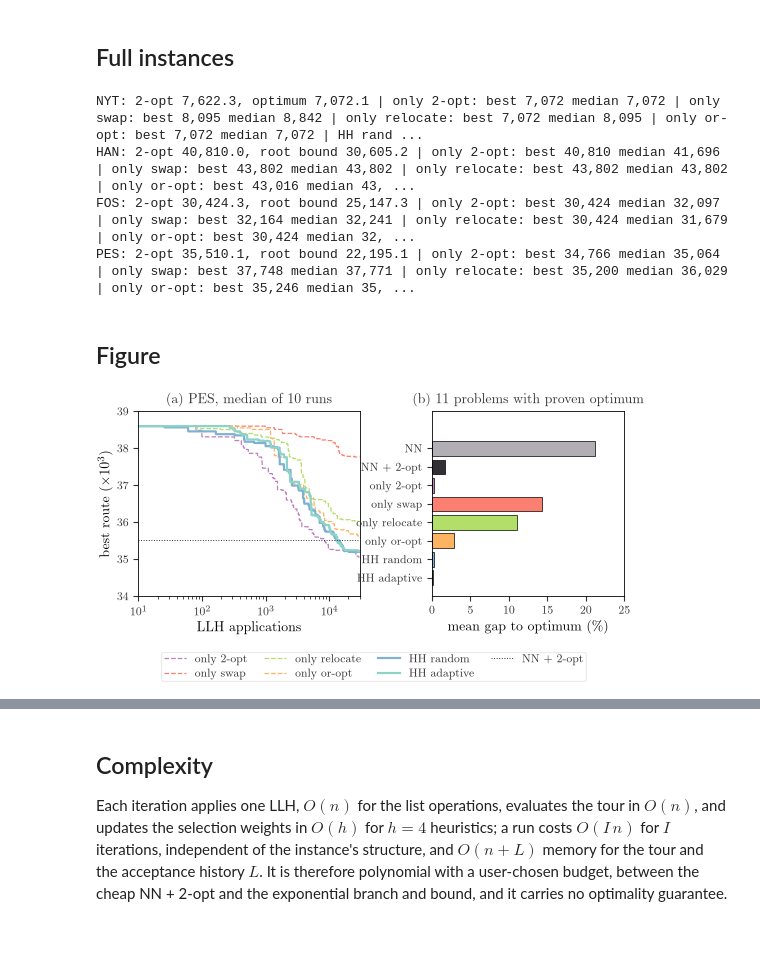
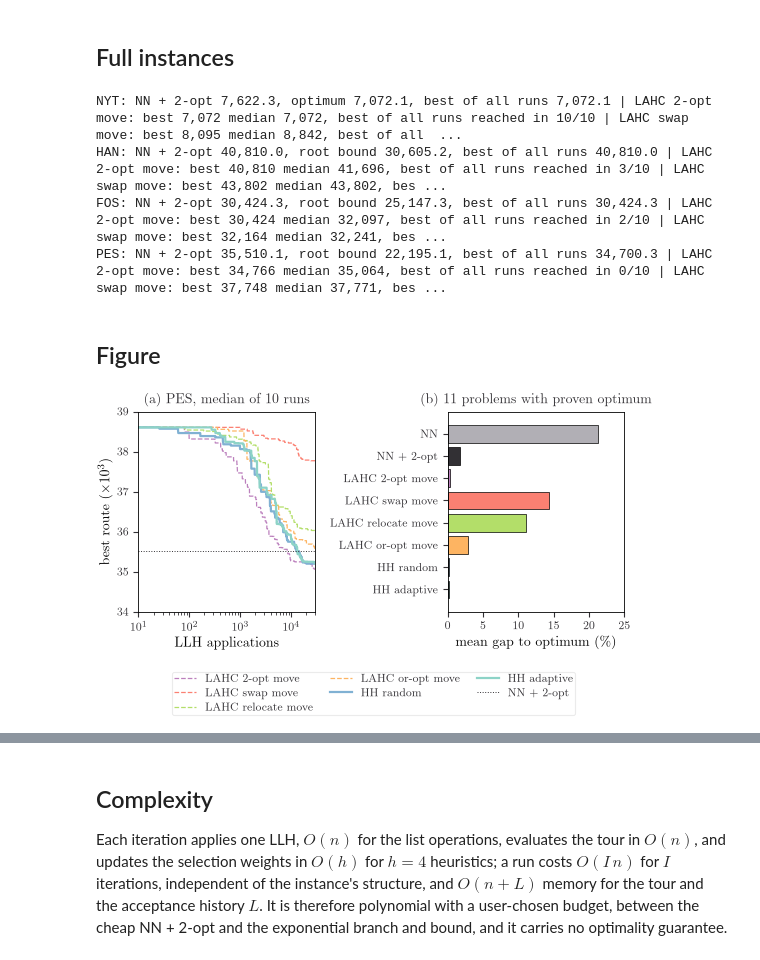
Before and after one commit to santihdzs/water-distribution, a Jupyter notebook: notebooks/09_hyper_heuristic.ipynb, the cells around one changed output, grey strips where cells are left out. Saved outputs shown, nothing was run; the diff lists cells and outputs as text; code cells hidden in the pictures.

```diff
--- a/notebooks/09_hyper_heuristic.ipynb
+++ b/notebooks/09_hyper_heuristic.ipynb
@@ -28,7 +28,7 @@ from water import hh, paths, plot, tasks, tsp
 plot.setup()
 nets = water.load_all()
 ITERS, SEEDS = 30000, range(10)
-CONFIGS = {**{f'only {h}': ({h: hh.LLH[h]}, 'random') for h in hh.LLH},
+CONFIGS = {**{f'LAHC {h} move': ({h: hh.LLH[h]}, 'random') for h in hh.LLH},
            'HH random': (hh.LLH, 'random'), 'HH adaptive': (hh.LLH, 'adaptive')}
 COLORS = dict(zip(CONFIGS, [plot.PALETTE[0], plot.PALETTE[1], plot.PALETTE[2], plot.PALETTE[3], plot.PALETTE[8], plot.PALETTE[5]]))
 # %%
@@ -67,12 +67,13 @@ for name, net in nets.items():
         Dk = D[np.ix_(sub, sub)]
         nn = tsp.nearest_neighbor(Dk, 0)
         t2, _ = tsp.two_opt(Dk, nn)
-        _, opt, proven, root, _ = tsp.branch_and_bound(Dk, 0, t2, time_limit=60)
+        _, opt, proven, root, _ = tsp.branch_and_bound(Dk, 0, t2, time_limit=60 if k == len(ids) else None,
+                                                    node_limit=None if k == len(ids) else 300_000)
         if not proven and k != len(ids):
             continue
         problems.append({'inst': name, 'k': k, 'full': k == len(ids), 'D': Dk, 'sub': sub, 'nxt': nxt, 'ids': ids,
                          'nn': nn, 't2': tsp.tour_length(Dk, t2), 'opt': opt if proven else None, 'root': root, 'best_known': opt})
 for p in problems:
-    print(f'{p["inst"]} k={p["k"]}{" (full)" if p["full"] else ""}: 2-opt {p["t2"]:,.1f}, '
+    print(f'{p["inst"]} k={p["k"]}{" (full)" if p["full"] else ""}: NN + 2-opt {p["t2"]:,.1f}, '
           f'{"optimum " + format(p["opt"], ",.1f") if p["opt"] else "no proven optimum, root bound " + format(p["root"], ",.1f")}')
 # %% [output]
@@ -171,46 +172,50 @@ for p in [p for p in problems if p['full']]:
     line = {}
     for cfg in CONFIGS:
         cs = [r['cost'] for r in runs if r['cfg'] == cfg and r['inst'] == p['inst'] and r['full']]
-        line[cfg] = (min(cs), float(np.median(cs)))
-    ref = p['opt'] or p['t2']
-    print(f'{p["inst"]}: 2-opt {p["t2"]:,.1f}' + (f', optimum {p["opt"]:,.1f}' if p['opt'] else f', root bound {p["root"]:,.1f}') + ' | '
-          + ' | '.join(f'{c}: best {b:,.0f} median {m:,.0f}' for c, (b, m) in line.items()))
-    full_rows.append([p['inst'], p['t2'], line['only 2-opt'][0], line['HH random'][0], line['HH random'][1],
+        line[cfg] = (min(cs), float(np.median(cs)), sum(c <= min(cs) + 1e-6 for c in cs))
+    best_all = min(b for b, _, _ in line.values())
+    hits = {cfg: sum(r['cost'] <= best_all + 1e-6 for r in runs if r['cfg'] == cfg and r['inst'] == p['inst'] and r['full'])
+            for cfg in CONFIGS}
+    print(f'{p["inst"]}: NN + 2-opt {p["t2"]:,.1f}' + (f', optimum {p["opt"]:,.1f}' if p['opt'] else f', root bound {p["root"]:,.1f}')
+          + f', best of all runs {best_all:,.1f} | '
+          + ' | '.join(f'{c}: best {b:,.0f} median {m:,.0f}, best of all runs reached in {hits[c]}/{len(SEEDS)}'
+                       for c, (b, m, _) in line.items()))
+    full_rows.append([p['inst'], p['t2'], line['LAHC 2-opt move'][0], line['HH random'][0], line['HH random'][1],
                       line['HH adaptive'][0], line['HH adaptive'][1], 'optimal' if p['opt'] else f'{p["root"]:,.0f}'])
 
 plot.table('hh_full', full_rows,
-           ['Inst.', 'NN + 2-opt', 'Only 2-opt best', 'HH rand. best', 'HH rand. median', 'HH adapt. best', 'HH adapt. median', 'Optimum / bound'],
+           ['Inst.', 'NN + 2-opt', 'LAHC 2-opt move best', 'HH rand. best', 'HH rand. median', 'HH adapt. best', 'HH adapt. median', 'Optimum / bound'],
            ['{}', '{:,.0f}', '{:,.0f}', '{:,.0f}', '{:,.0f}', '{:,.0f}', '{:,.0f}', '{}'])
 plot.table('hh_known', rows, ['Method', 'Mean gap (\\%)', 'Worst gap (\\%)', 'Optimal (\\%)', 'Time per run (s)'],
            ['{}', '{:.2f}', '{:.2f}', '{:.0f}', '{}'])
 # %% [output]
-NYT: 2-opt 7,622.3, optimum 7,072.1 | only 2-opt: best 7,072 median 7,072 | only swap: best 8,095 median 8,842 | only relocate: best 7,072 median 8,095 | only or-opt: best 7,072 median 7,072 | HH rand ...
-HAN: 2-opt 40,810.0, root bound 30,605.2 | only 2-opt: best 40,810 median 41,696 | only swap: best 43,802 median 43,802 | only relocate: best 43,802 median 43,802 | only or-opt: best 43,016 median 43, ...
-FOS: 2-opt 30,424.3, root bound 25,147.3 | only 2-opt: best 30,424 median 32,097 | only swap: best 32,164 median 32,241 | only relocate: best 30,424 median 31,679 | only or-opt: best 30,424 median 32, ...
-PES: 2-opt 35,510.1, root bound 22,195.1 | only 2-opt: best 34,766 median 35,064 | only swap: best 37,748 median 37,771 | only relocate: best 35,200 median 36,029 | only or-opt: best 35,246 median 35, ...
+NYT: NN + 2-opt 7,622.3, optimum 7,072.1, best of all runs 7,072.1 | LAHC 2-opt move: best 7,072 median 7,072, best of all runs reached in 10/10 | LAHC swap move: best 8,095 median 8,842, best of all  ...
+HAN: NN + 2-opt 40,810.0, root bound 30,605.2, best of all runs 40,810.0 | LAHC 2-opt move: best 40,810 median 41,696, best of all runs reached in 3/10 | LAHC swap move: best 43,802 median 43,802, bes ...
+FOS: NN + 2-opt 30,424.3, root bound 25,147.3, best of all runs 30,424.3 | LAHC 2-opt move: best 30,424 median 32,097, best of all runs reached in 2/10 | LAHC swap move: best 32,164 median 32,241, bes ...
+PES: NN + 2-opt 35,510.1, root bound 22,195.1, best of all runs 34,700.3 | LAHC 2-opt move: best 34,766 median 35,064, best of all runs reached in 0/10 | LAHC swap move: best 37,748 median 37,771, bes ...
 # %% [markdown]
 ## Figure
 # %%
-fig, (a1, a2) = plt.subplots(1, 2, figsize=(6.27, 2.4), gridspec_kw={'width_ratios': [1.15, 1], 'wspace': 0.35})
+fig, (a1, a2) = plt.subplots(1, 2, figsize=(6.27, 2.6), gridspec_kw={'width_ratios': [1, 1], 'wspace': 0.75})
 pes = next(p for p in problems if p['full'] and p['inst'] == 'PES')
 x = np.arange(1, ITERS + 1)
 for j, cfg in enumerate(CONFIGS):
     tr = np.median([r['trace'] for r in runs if r['cfg'] == cfg and r['trace'] is not None], axis=0)
     a1.plot(x, tr / 1e3, color=COLORS[cfg], lw=1.6 if cfg.startswith('HH') else 0.9,
             ls='-' if cfg.startswith('HH') else '--', label=cfg)
 a1.axhline(pes['t2'] / 1e3, color=plot.INK, lw=0.7, ls=':', label='NN + 2-opt')
 a1.set(xscale='log', xlabel='LLH applications', ylabel=r'best route ($\times 10^3$)', title='(a) PES, median of 10 runs')
 a1.set_xlim(10, ITERS); a1.set_ylim(34, 39)
 names = ['NN', 'NN + 2-opt', *CONFIGS]
 cols = [plot.GRID, plot.INK] + [COLORS[c] for c in CONFIGS]
 a2.barh(range(len(names)), [100 * summary[n].mean() for n in names], color=cols, edgecolor='k', linewidth=0.5)
 a2.set_yticks(range(len(names)), names)
 a2.invert_yaxis()
 a2.set(xlabel=r'mean gap to optimum (\%)', title=f'(b) {len(known)} problems with proven optimum')
-fig.legend(*a1.get_legend_handles_labels(), loc='upper center', bbox_to_anchor=(0.5, -0.1), ncol=4)
+fig.legend(*a1.get_legend_handles_labels(), loc='upper center', bbox_to_anchor=(0.5, -0.1), ncol=3)
 plot.save(fig, 'hyperheuristic')
 plt.show()
 # %% [output]
-[figure, old version]
+[figure, new version]
 # %% [markdown]
 ## Interpretation
```
Also changed, not shown: parts of 5 cells of this notebook, 45 other files.
